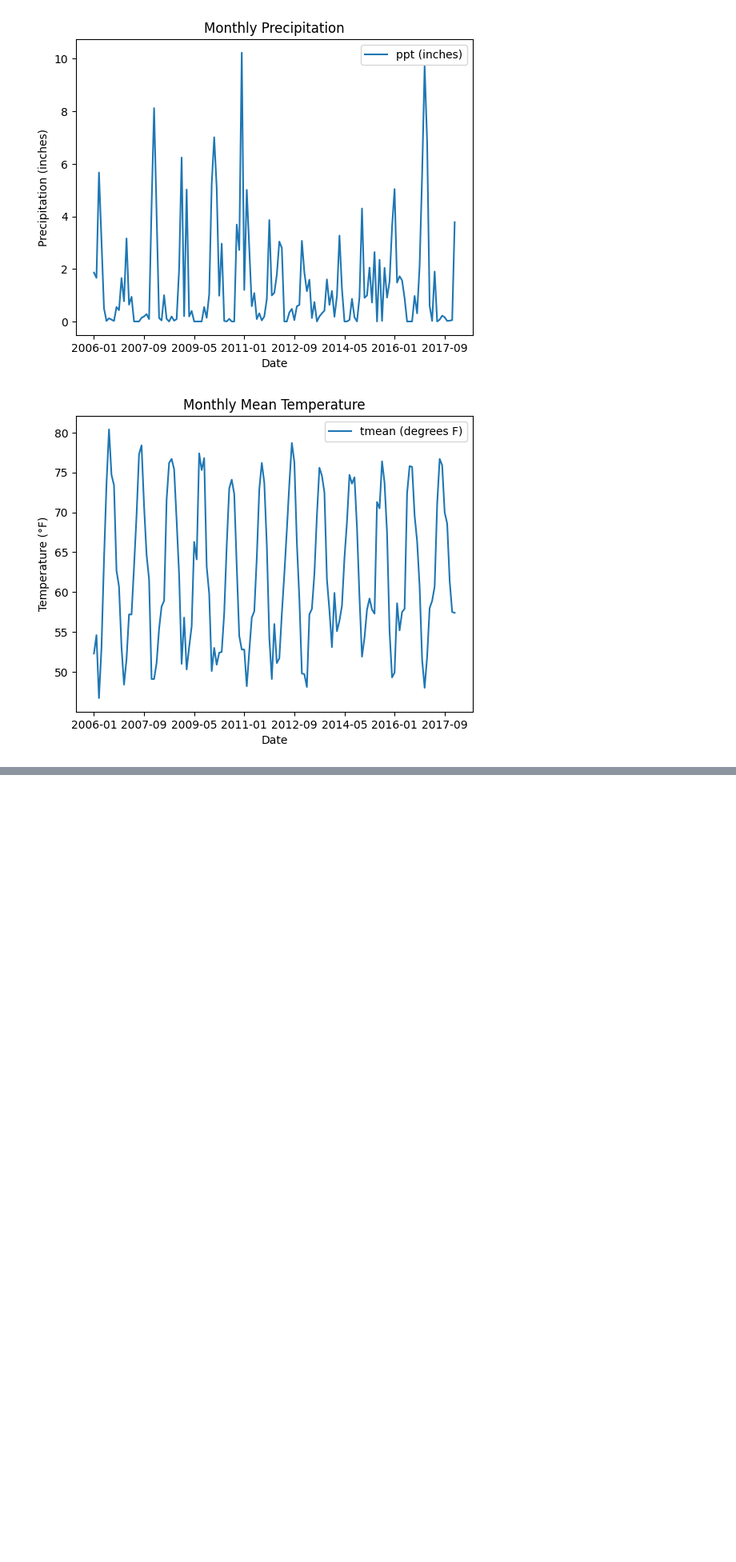
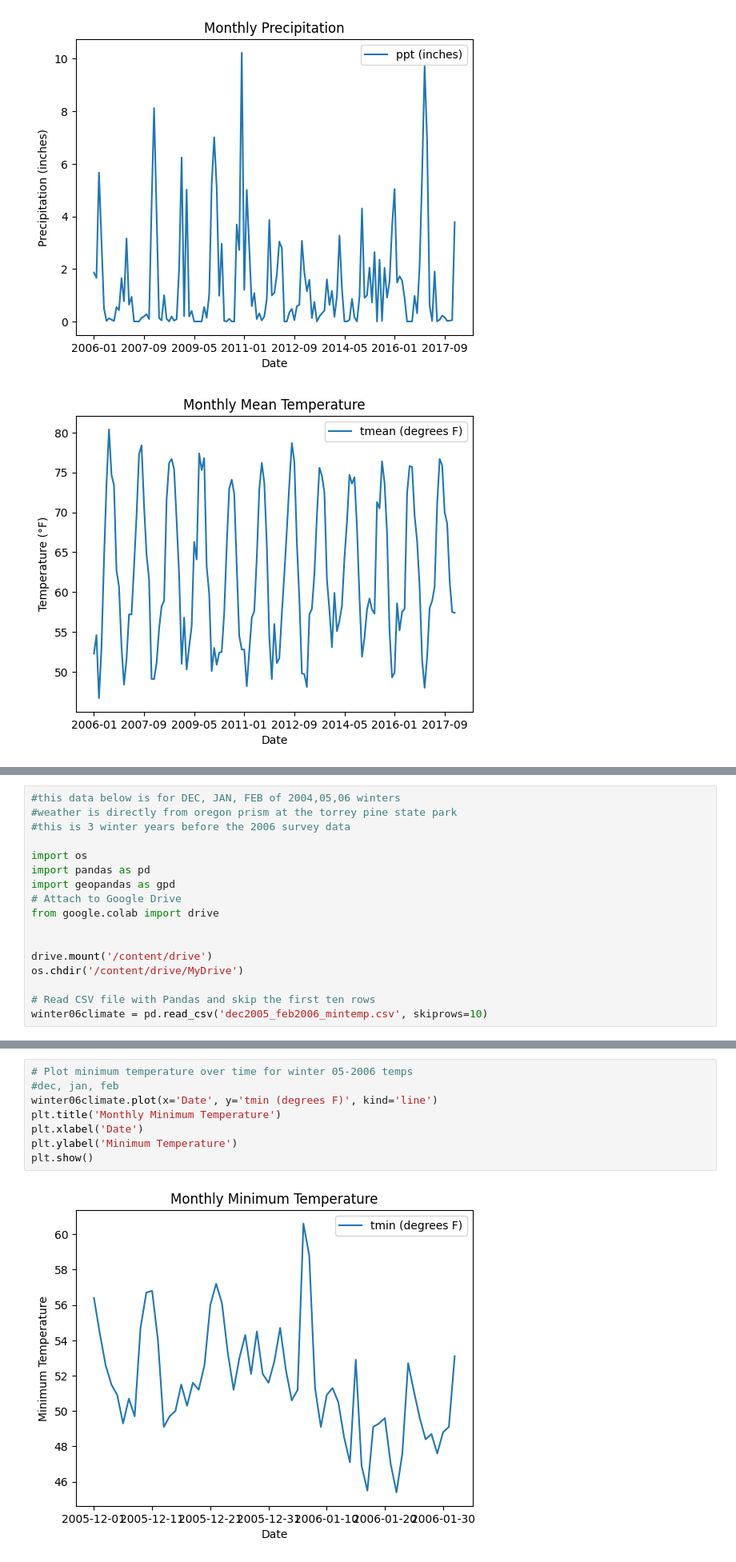
Before and after one commit to jmatrone/CEE609_Research_Project, a Jupyter notebook: Torrey_Pines.ipynb, the cells around one changed output, grey strips where cells are left out. Shown at 80% size. Saved outputs shown, nothing was run; the diff lists cells and outputs as text; blank space fills up the shorter version.

```diff
--- a/Torrey_Pines.ipynb
+++ b/Torrey_Pines.ipynb
@@ -258,0 +246,17 @@ print(weather_data.head())
+# %%
+#this data below is for DEC, JAN, FEB of 2004,05,06 winters
+#weather is directly from oregon prism at the torrey pine state park
+#this is 3 winter years before the 2006 survey data
+
+import os
+import pandas as pd
+import geopandas as gpd
+# Attach to Google Drive
+from google.colab import drive
+
+
+drive.mount('/content/drive')
+os.chdir('/content/drive/MyDrive')
+
+# Read CSV file with Pandas and skip the first ten rows
+winter06climate = pd.read_csv('dec2005_feb2006_mintemp.csv', skiprows=10)
@@ -258,0 +274,10 @@ print(weather_data.head())
+# %%
+# Plot minimum temperature over time for winter 05-2006 temps
+#dec, jan, feb
+winter06climate.plot(x='Date', y='tmin (degrees F)', kind='line')
+plt.title('Monthly Minimum Temperature')
+plt.xlabel('Date')
+plt.ylabel('Minimum Temperature')
+plt.show()
+# %% [output]
+[figure, added]
```
Also changed, not shown: parts of 19 cells of this notebook.
